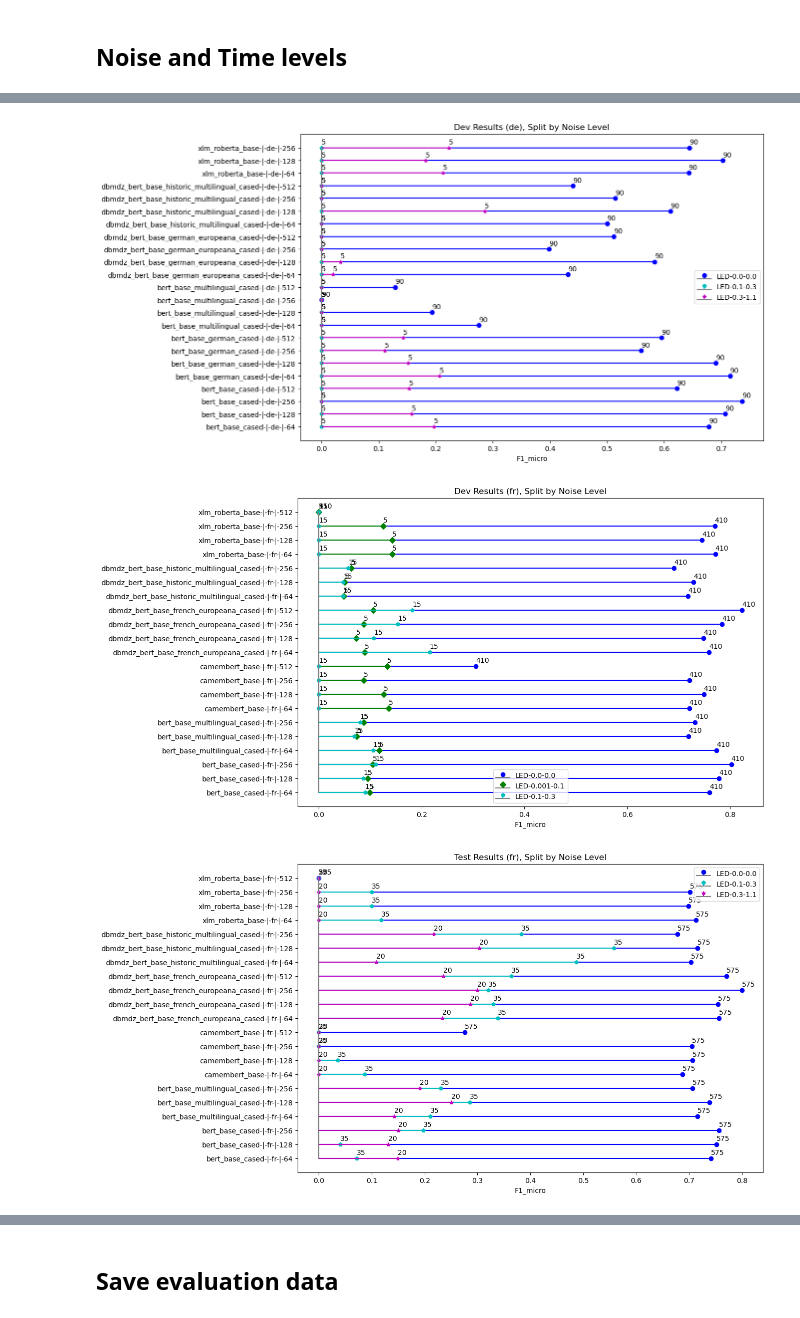
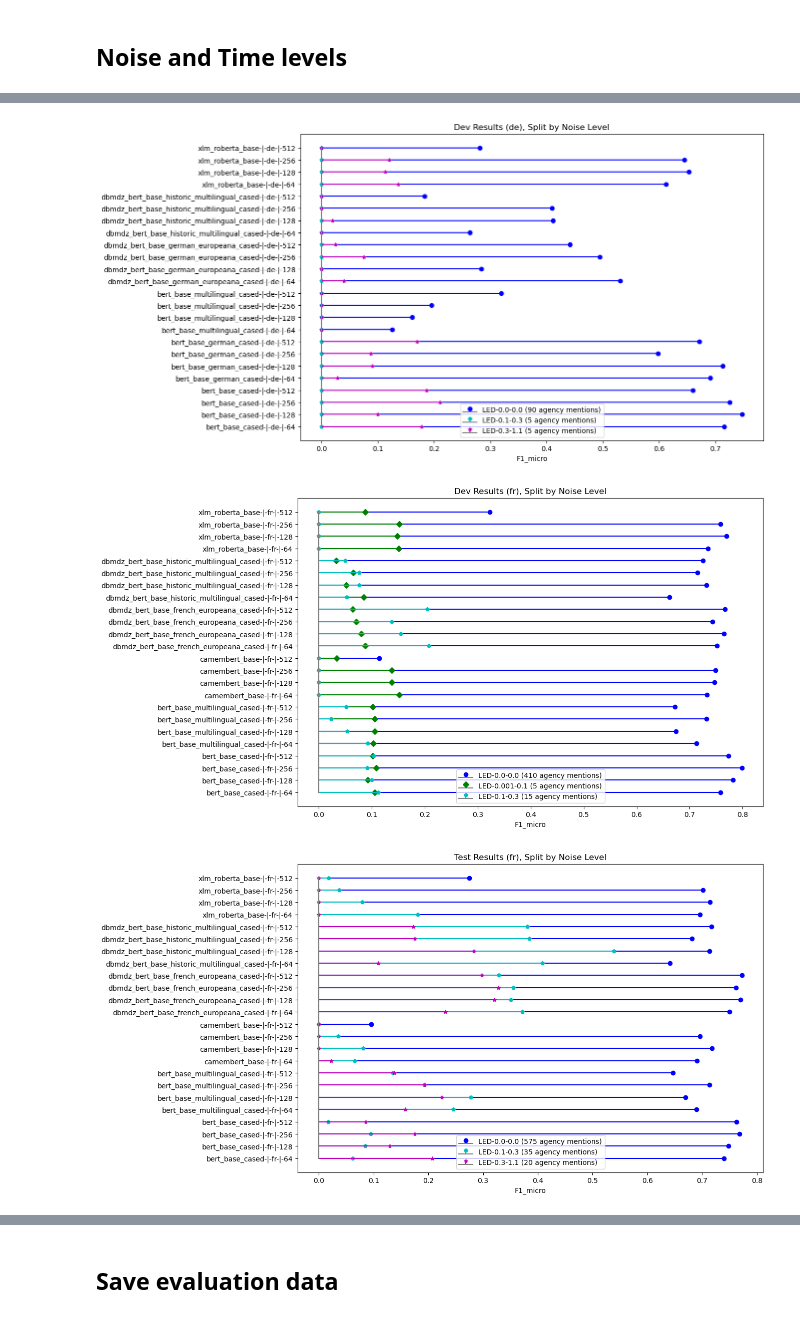
Before and after one commit to impresso/newsagency-classification, a Jupyter notebook: notebooks/model_evaluations.ipynb, the cells around one changed output, grey strips where cells are left out. Cells and saved outputs as stored; diff of their text form; code cells hidden in the pictures.

```diff
--- a/notebooks/model_evaluations.ipynb
+++ b/notebooks/model_evaluations.ipynb
@@ -11,7 +11,7 @@ import matplotlib.pyplot as plt
 import matplotlib.patches as mpatches
 import shutil
 # %%
-MODEL_OUTPUT = "experiments_old/"
+MODEL_OUTPUT = "experiments/"
 # %%
 def parse_model_name(model: str):
     """
@@ -175,0 +163,17 @@ Was not able to get results for model: model_dbmdz_bert_base_historic_multilingu
+# %%
+#import baseline results
+BASELINE = {}
+langs = ["de", "fr"]
+sets = ["dev", "test"]
+metrics=["F1_micro", "F1_macro_doc", "P_micro", "R_micro"]
+
+for lang in langs:
+    BASELINE[lang] = {}
+    for set in sets:
+        BASELINE[lang][set] = {}
+        with open(f"baseline-pred/newsagency-data-2-{set}-{lang}_pred_nerc_fine.json", "r") as f:
+            baseline_all = json.load(f)
+        for metric in metrics:
+            BASELINE[lang][set][metric] = baseline_all["NE-FINE-LIT"]["TIME-ALL"]["LED-ALL"]["ALL"]["ent_type"][metric]
+
+BASELINE
@@ -175,0 +199,3 @@ Was not able to get results for model: model_dbmdz_bert_base_historic_multilingu
+# %%
+ne_global_metrics, ne_dev_metrics, ne_test_metrics,  sent_dev_metrics, sent_test_metrics = parse_model_results(MODEL_OUTPUT)
+ne_global_metrics.head()
@@ -525,7 +604,7 @@ NOISE_LEVELS = ["LED-0.0-0.0", "LED-0.001-0.1", "LED-0.1-0.3", "LED-0.3-1.1"]
 TIME_LEVELS = ["TIME-1800-1900", "TIME-1900-1940", "TIME-1940-2000"]
 # %%
 def stem_plot_results(orig_df, title, languages=["de"], split_by="time", levels=TIME_LEVELS, metric="F1_micro",
-                      reverse_levels=False, add_count=False):
+                      reverse_levels=False):
     """
     Stem Plot to plot results split by noise and time levels.
     """
@@ -555,15 +634,11 @@ def stem_plot_results(orig_df, title, languages=["de"], split_by="time", levels=
         y = df["model"].str.cat(df[["language", "max_sequence_length"]].values.astype(str),sep='-|-')
         x = df[metric]["mean"]
 
-        ax.stem(y, x, orientation="horizontal", basefmt="grey", markerfmt=markers[i], linefmt=colors[i], label=split)
-
-        if add_count:
-            for k,j, count in zip(x,y, df["counts"]):
-                offset = 0 # -15 + 15*i
-                ax.annotate(str(count),xy=(k,j), xytext=(offset,5), textcoords='offset points')
+        ax.stem(y, x, orientation="horizontal", basefmt="grey", markerfmt=markers[i], linefmt=colors[i],
+                label=f"{split} ({df['counts'].values[0]} agency mentions)")
 
     # legend
-    ax.legend()
+    ax.legend()#loc="right")#bbox_to_anchor=(1.1, 1.05))
     ax.set_xlabel(metric)
     ax.set_title(title)
 
@@ -627,24 +702,24 @@ grouped_noise_dev_HIPE
 # %%
 stem_plot_results(grouped_noise_dev_HIPE, title="Dev Results (de), Split by Noise Level", split_by="noise_level",
-                  levels=NOISE_LEVELS, add_count=True)
+                  levels=NOISE_LEVELS)
 # %% [output]
-[figure, old version]
+[figure, new version]
 # %%
 stem_plot_results(grouped_noise_dev_HIPE, title="Dev Results (fr), Split by Noise Level", languages=["fr"], split_by="noise_level",
-                  levels=NOISE_LEVELS, add_count=True)
+                  levels=NOISE_LEVELS)
 # %% [output]
-[figure, old version]
+[figure, new version]
 # %%
 noise_test_HIPE = import_HIPE_results(noise_levels=NOISE_LEVELS, suffix="_time_noise", set="test", metrics=["F1_micro", "F1_macro_doc", "TP", "FN"])
 grouped_noise_test_HIPE = noise_test_HIPE.groupby(["model", "language", "max_sequence_length", "noise_level"]).agg(
     {"run": "count",
      "F1_micro": [np.mean, np.std],
      "F1_macro_doc": [np.mean, np.std],
      "TP": "sum", "FN": "sum"}
      ).reset_index()
 stem_plot_results(grouped_noise_test_HIPE, title="Test Results (fr), Split by Noise Level", languages=["fr"], split_by="noise_level",
-                  levels=NOISE_LEVELS, add_count=True)
+                  levels=NOISE_LEVELS)
 # %% [output]
-[figure, old version]
+[figure, new version]
 # %%
 stem_plot_results(grouped_noise_test_HIPE, title="Test Results (de), Split by Noise Level", languages=["de"], split_by="noise_level",
```
Also changed, not shown: parts of 32 cells of this notebook, 3 other files.
